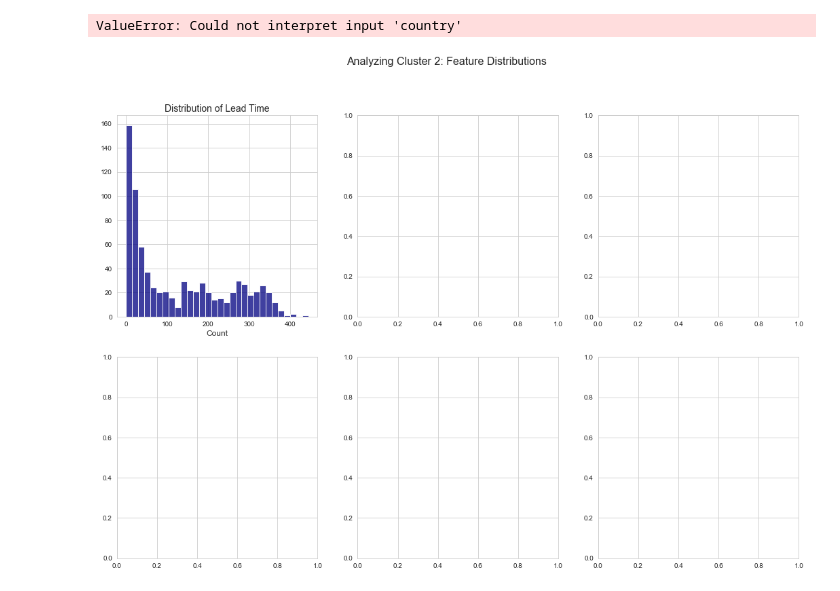
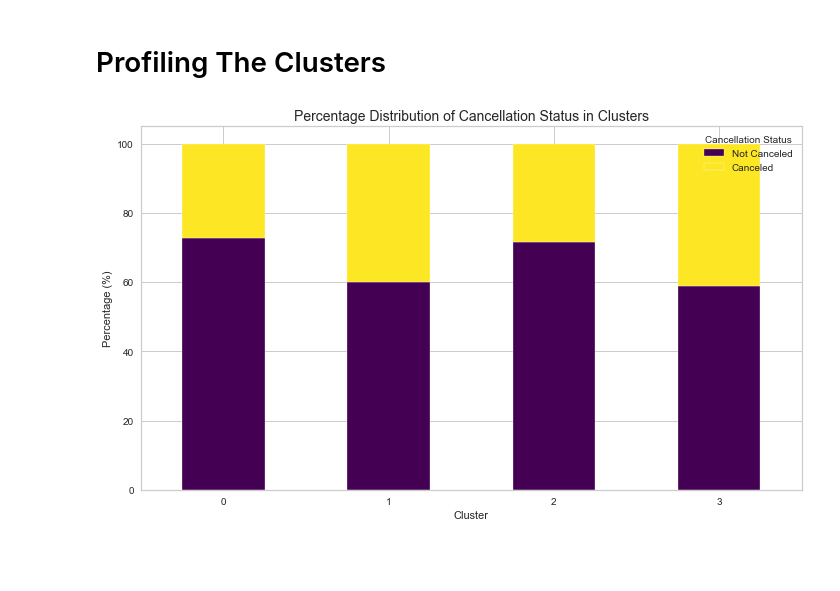
Before and after one commit to dooinn/hotel_cancellation_prediction, a Jupyter notebook: 3_customer_segmentation_analysis.ipynb, the cells around one changed output. Cells and saved outputs as stored; diff of their text form; code cells hidden in the pictures; blank space fills up the shorter version.

Commit message:
customer segmentation

```diff
--- a/3_customer_segmentation_analysis.ipynb
+++ b/3_customer_segmentation_analysis.ipynb
@@ -103,0 +87,8 @@ df
+# %%
+from sklearn.decomposition import PCA
+import numpy as np
+
+pca = PCA(n_components=3)
+pca.fit(data_processed_df)
+PCA_ds = pd.DataFrame(pca.transform(data_processed_df), columns=(["col1","col2", "col3"]))
+PCA_ds.describe().T
@@ -154,41 +169,23 @@ plt.show()
-# %%
-# Extracting Cluster 2 data
-cluster_2 = df[df['Cluster'] == 2]
-
-# Selecting features to explore
-features_to_explore = ['lead_time', 'country', 'market_segment', 'previous_cancellations',
-                        'total_of_special_requests', 'customer_type']
-
-# Creating subplots
-fig, axes = plt.subplots(2, 3, figsize=(18, 12))
-fig.suptitle('Analyzing Cluster 2: Feature Distributions', fontsize=16)
-
-# Reshaping the axes for easy iteration
-axes = axes.ravel()
-
-# Plotting distributions for each selected feature
-for i, feature in enumerate(features_to_explore):
-    # Plotting categorical features
-    if df[feature].dtype == 'object':
-        sns.countplot(y=feature, df=cluster_2, order=cluster_2[feature].value_counts().index, ax=axes[i], palette='viridis')
-    # Plotting numerical features
-    else:
-        sns.histplot(cluster_2[feature], bins=30, kde=False, ax=axes[i], color='navy')
-
-    # Title and labels
-    axes[i].set_title(f'Distribution of {feature.replace("_", " ").title()}', fontsize=14)
-    axes[i].set_xlabel('Count', fontsize=12)
-    axes[i].set_ylabel('')
-
-# Adjusting layout
-plt.tight_layout(rect=[0, 0.03, 1, 0.95])
-plt.show()
-
-# Displaying top countries and market segments in Cluster 2
-top_countries_cluster_2 = cluster_2['country'].value_counts().head(5)
-top_market_segments_cluster_2 = cluster_2['market_segment'].value_counts().head(5)
-
-(top_countries_cluster_2, top_market_segments_cluster_2)
-# %% [output]
-ValueError: Could not interpret input 'country'
-[figure, removed]
+# %% [markdown]
+# Profiling The Clusters
+# %%
+import matplotlib.pyplot as plt
+
+# Grouping by 'Clusters' and 'is_canceled', and calculating the percentage within each cluster
+cluster_cancellation_percentage = (data.groupby(['Clusters', 'is_canceled']).size() / data.groupby('Clusters').size()) * 100
+cluster_cancellation_percentage = cluster_cancellation_percentage.unstack().fillna(0)
+
+# Creating a stacked bar plot
+ax = cluster_cancellation_percentage.plot(kind='bar', stacked=True, colormap='viridis', figsize=(10, 6), rot=0)
+
+# Adding labels and title
+ax.set_title('Percentage Distribution of Cancellation Status in Clusters', fontsize=14)
+ax.set_xlabel('Cluster')
+ax.set_ylabel('Percentage (%)')
+ax.legend(title='Cancellation Status', labels=['Not Canceled', 'Canceled'], loc='upper right')
+
+# Display the plot
+plt.tight_layout()
+plt.show()
+# %% [output]
+[figure, added]
```
Also changed, not shown: parts of 27 cells of this notebook, 1 other file.
